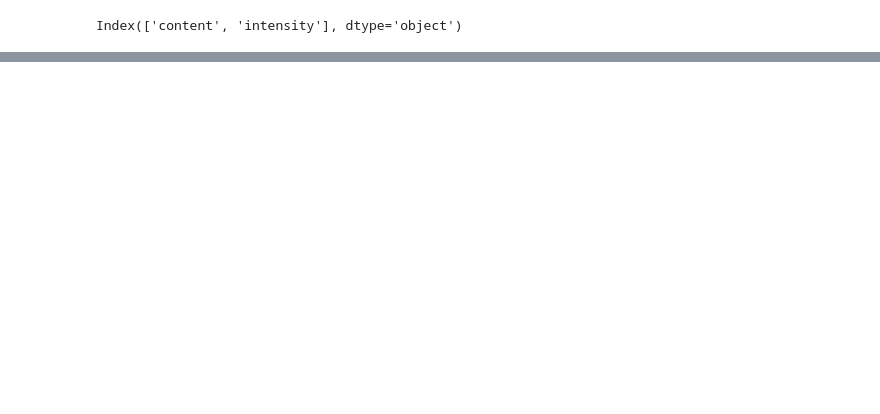
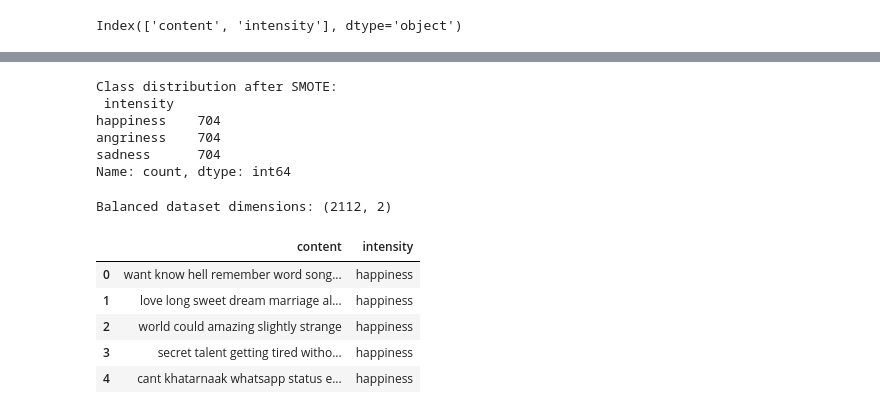
Before and after one commit to Krishnaugale353/Upgrad-Capstone, a Jupyter notebook: Project.ipynb, the cells around one changed output, grey strips where cells are left out. Cells and saved outputs as stored; diff of their text form; code cells hidden in the pictures; blank space fills up the shorter version.

```diff
--- a/Project.ipynb
+++ b/Project.ipynb
@@ -213,0 +359,51 @@ y = data['intensity']
+# %%
+before_embedding_data = data.copy()
+# %%
+from sklearn.feature_extraction.text import CountVectorizer
+
+# Prepare the text and labels from the unbalanced data
+X_text = before_embedding_data['content']  # The text data
+y_before = before_embedding_data['intensity']  # The target labels
+
+# Convert text data into a vectorized form using CountVectorizer (needed for SMOTE)
+vectorizer = CountVectorizer()  # Using a basic vectorizer to apply SMOTE (embeddings come later)
+X_vectorized = vectorizer.fit_transform(X_text)
+# %%
+from imblearn.over_sampling import SMOTE
+
+# Initialize SMOTE with a random state for reproducibility
+smote = SMOTE(random_state=42)
+
+# Apply SMOTE on the vectorized features and labels
+X_smote, y_smote = smote.fit_resample(X_vectorized, y_before)
+
+# Verify the class distribution after SMOTE
+print("Class distribution after SMOTE:\n", pd.Series(y_smote).value_counts())
+# %% [output]
+Class distribution after SMOTE:
+ intensity
+happiness    704
+angriness    704
+sadness      704
+Name: count, dtype: int64
+# %%
+# Get the feature matrix back as a list of words (since we only need the counts for SMOTE)
+resampled_text = vectorizer.inverse_transform(X_smote)
+
+# Combine the text and resampled labels into a DataFrame
+balanced_data_before_embeddings = pd.DataFrame({
+    'content': [' '.join(words) for words in resampled_text],  # Combine words back into text
+    'intensity': y_smote
+})
+
+# Check the new dataset dimensions and the first few entries
+print("Balanced dataset dimensions:", balanced_data_before_embeddings.shape)
+balanced_data_before_embeddings.head()
+# %% [output]
+Balanced dataset dimensions: (2112, 2)
+|  | content | intensity |
+| 0 | want know hell remember word song... | happiness |
+| 1 | love long sweet dream marriage al... | happiness |
+| 2 | world could amazing slightly strange | happiness |
+| 3 | secret talent getting tired witho... | happiness |
+| 4 | cant khatarnaak whatsapp status e... | happiness |
```
Also changed, not shown: parts of 49 cells of this notebook.
